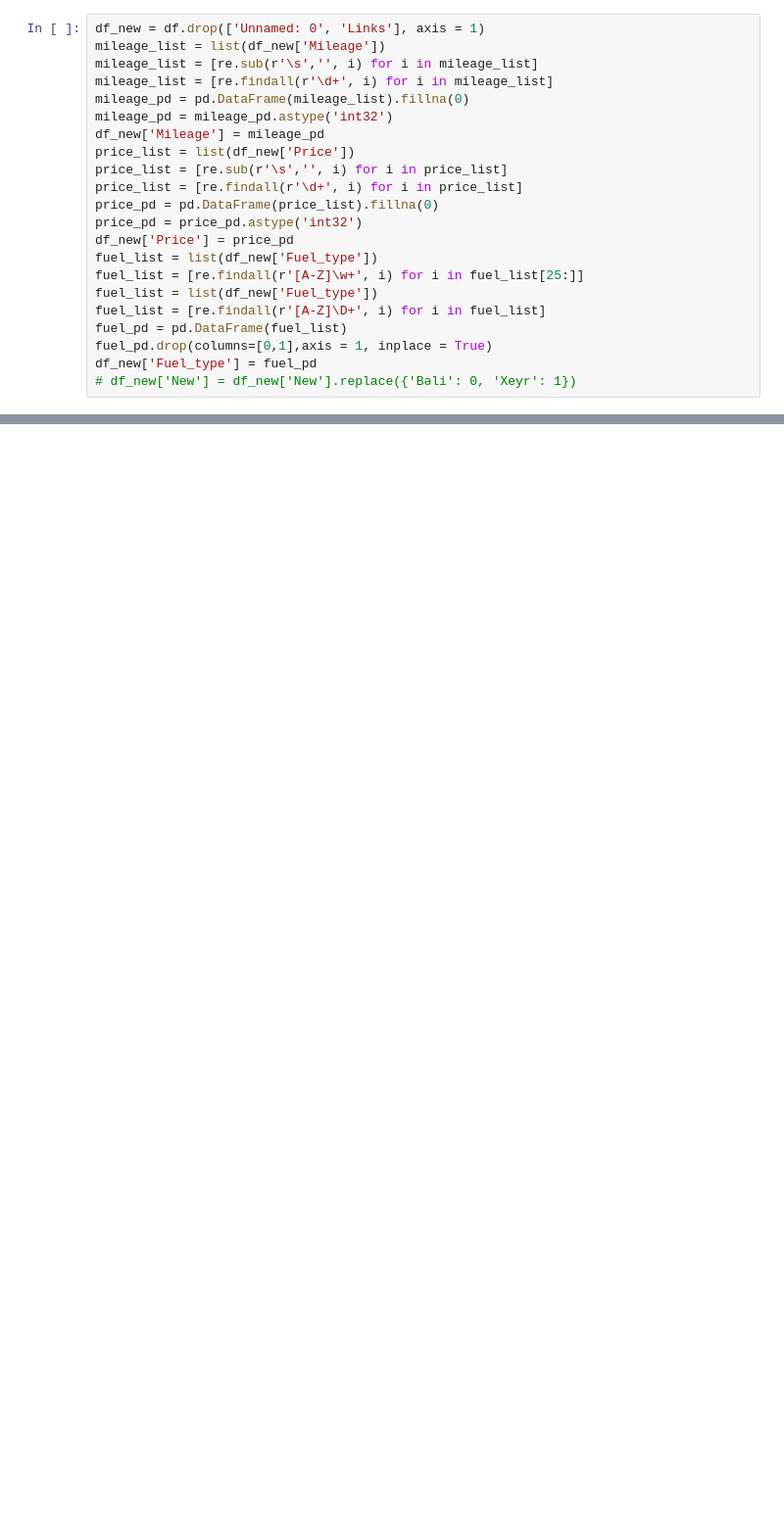
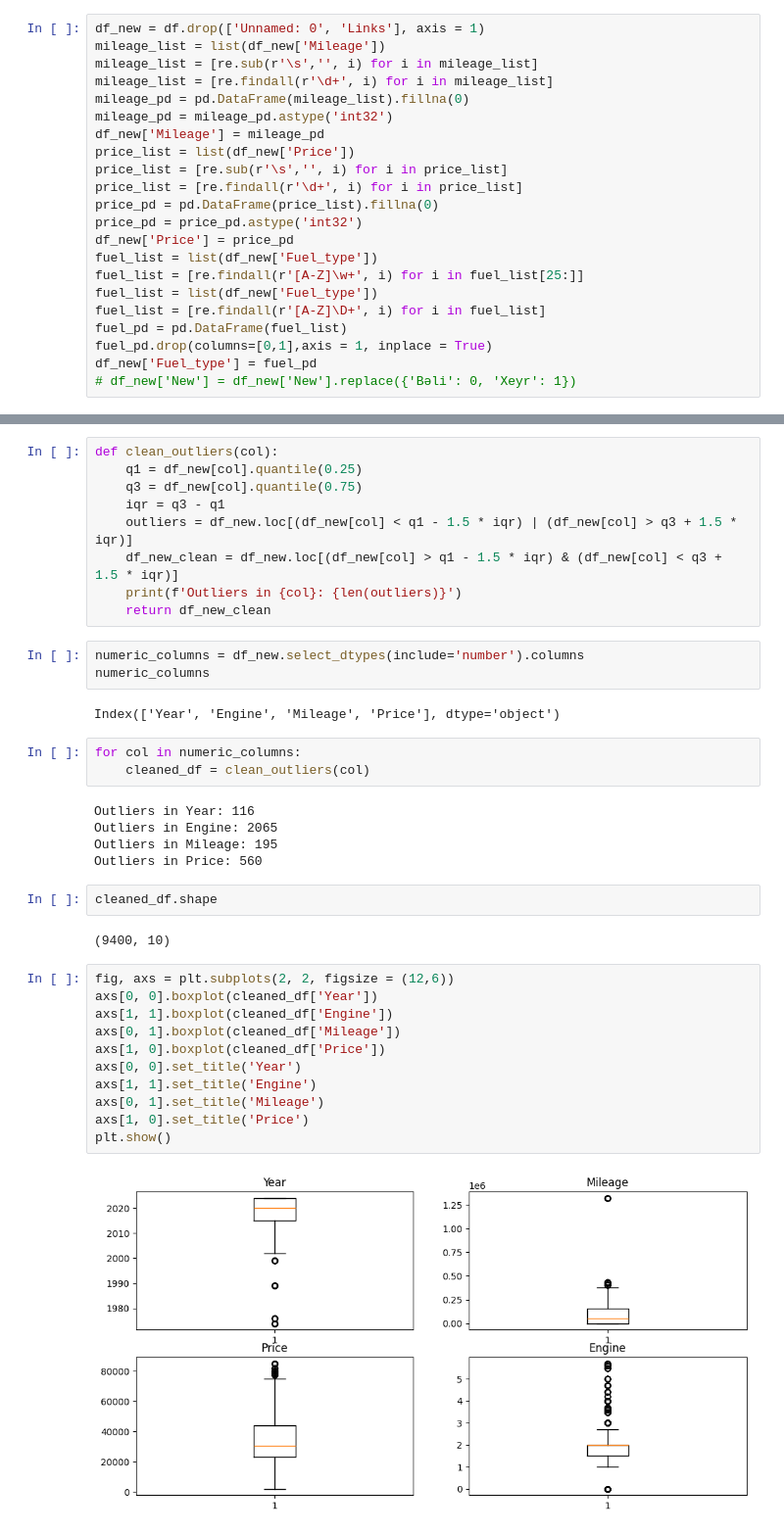
Before and after one commit to MehtiyevaNarmina/car_prediction, a Jupyter notebook: Main.ipynb, the cells around one changed output, grey strips where cells are left out. Shown: that part at 98% size. Saved outputs shown, nothing was run; the diff lists cells and outputs as text; blank space fills up the shorter version.

```diff
--- a/Main.ipynb
+++ b/Main.ipynb
@@ -69,0 +105,39 @@ sns.boxplot(df)
+# %%
+def clean_outliers(col):
+    q1 = df_new[col].quantile(0.25)
+    q3 = df_new[col].quantile(0.75)
+    iqr = q3 - q1
+    outliers = df_new.loc[(df_new[col] < q1 - 1.5 * iqr) | (df_new[col] > q3 + 1.5 * iqr)]
+    df_new_clean = df_new.loc[(df_new[col] > q1 - 1.5 * iqr) & (df_new[col] < q3 + 1.5 * iqr)]
+    print(f'Outliers in {col}: {len(outliers)}')
+    return df_new_clean
+# %%
+numeric_columns = df_new.select_dtypes(include='number').columns
+numeric_columns
+# %% [output]
+Index(['Year', 'Engine', 'Mileage', 'Price'], dtype='object')
+# %%
+for col in numeric_columns:
+    cleaned_df = clean_outliers(col)
+# %% [output]
+Outliers in Year: 116
+Outliers in Engine: 2065
+Outliers in Mileage: 195
+Outliers in Price: 560
+# %%
+cleaned_df.shape
+# %% [output]
+(9400, 10)
+# %%
+fig, axs = plt.subplots(2, 2, figsize = (12,6))
+axs[0, 0].boxplot(cleaned_df['Year'])
+axs[1, 1].boxplot(cleaned_df['Engine'])
+axs[0, 1].boxplot(cleaned_df['Mileage'])
+axs[1, 0].boxplot(cleaned_df['Price'])
+axs[0, 0].set_title('Year')
+axs[1, 1].set_title('Engine')
+axs[0, 1].set_title('Mileage')
+axs[1, 0].set_title('Price')
+plt.show()
+# %% [output]
+[figure, added]
```
Also changed, not shown: parts of 20 cells of this notebook, 1 other file.
